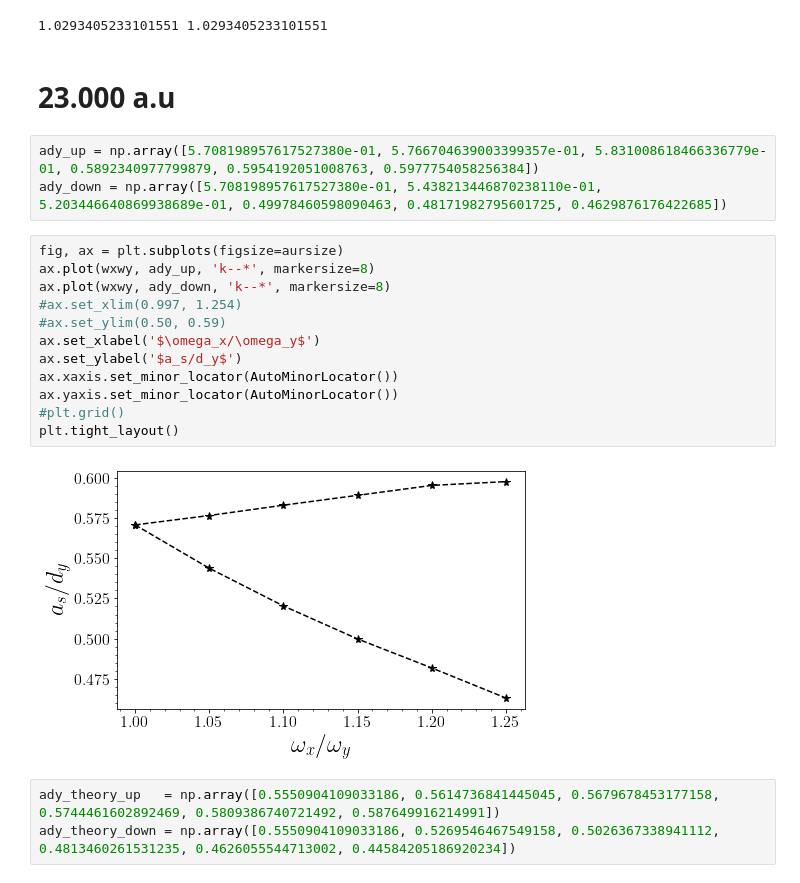
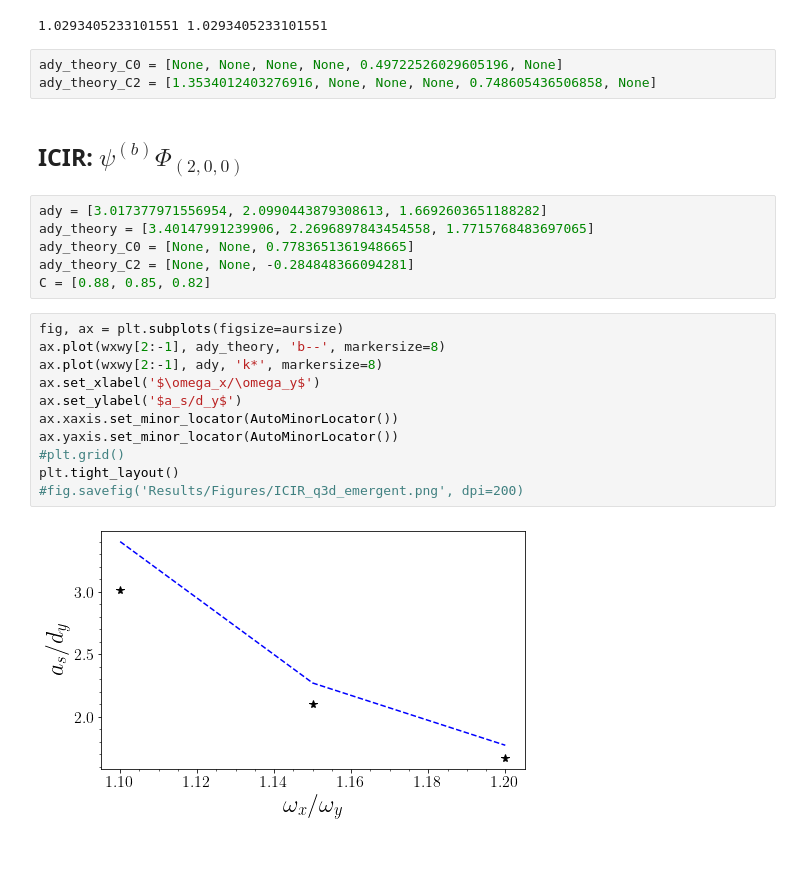
Before and after one commit to TsspGit/Ultracold_Atoms_src, a Jupyter notebook: Analysis/q3d/ICIR_LiLi_q3d.ipynb, the cells around one changed output. Cells and saved outputs as stored; diff of their text form; blank space fills up the shorter version.

Commit message:
Emergent analysis

```diff
--- a/Analysis/q3d/ICIR_LiLi_q3d.ipynb
+++ b/Analysis/q3d/ICIR_LiLi_q3d.ipynb
@@ -67,25 +71,27 @@ plt.tight_layout()
 print(ady_up[0]/ady_theory_up[0], ady_down[0]/ady_theory_down[0])
 # %% [output]
 1.0293405233101551 1.0293405233101551
-# %% [markdown]
-# 23.000 a.u
-# %%
-ady_up = np.array([5.708198957617527380e-01, 5.766704639003399357e-01, 5.831008618466336779e-01, 0.5892340977799879, 0.5954192051008763, 0.5977754058256384])
-ady_down = np.array([5.708198957617527380e-01, 5.438213446870238110e-01, 5.203446640869938689e-01, 0.49978460598090463, 0.48171982795601725, 0.4629876176422685])
+# %%
+ady_theory_C0 = [None, None, None, None, 0.49722526029605196, None]
+ady_theory_C2 = [1.3534012403276916, None, None, None, 0.748605436506858, None]
+# %% [markdown]
+## ICIR: $\psi^{(b)}\Phi_{(2, 0, 0)}$
+# %%
+ady = [3.017377971556954, 2.0990443879308613, 1.6692603651188282]
+ady_theory = [3.40147991239906, 2.2696897843454558, 1.7715768483697065]
+ady_theory_C0 = [None, None, 0.7783651361948665]
+ady_theory_C2 = [None, None, -0.284848366094281]
+C = [0.88, 0.85, 0.82]
 # %%
 fig, ax = plt.subplots(figsize=aursize)
-ax.plot(wxwy, ady_up, 'k--*', markersize=8)
-ax.plot(wxwy, ady_down, 'k--*', markersize=8)
-#ax.set_xlim(0.997, 1.254)
-#ax.set_ylim(0.50, 0.59)
+ax.plot(wxwy[2:-1], ady_theory, 'b--', markersize=8)
+ax.plot(wxwy[2:-1], ady, 'k*', markersize=8)
 ax.set_xlabel('$\omega_x/\omega_y$')
 ax.set_ylabel('$a_s/d_y$')
 ax.xaxis.set_minor_locator(AutoMinorLocator())
 ax.yaxis.set_minor_locator(AutoMinorLocator())
 #plt.grid()
 plt.tight_layout()
+#fig.savefig('Results/Figures/ICIR_q3d_emergent.png', dpi=200)
 # %% [output]
-[figure, old version]
+[figure, new version]
-# %%
-ady_theory_up   = np.array([0.5550904109033186, 0.5614736841445045, 0.5679678453177158, 0.5744461602892469, 0.5809386740721492, 0.587649916214991])
-ady_theory_down = np.array([0.5550904109033186, 0.5269546467549158, 0.5026367338941112, 0.4813460261531235, 0.4626055544713002, 0.44584205186920234])
```
Also changed, not shown: parts of 13 cells of this notebook, 13 other files.
